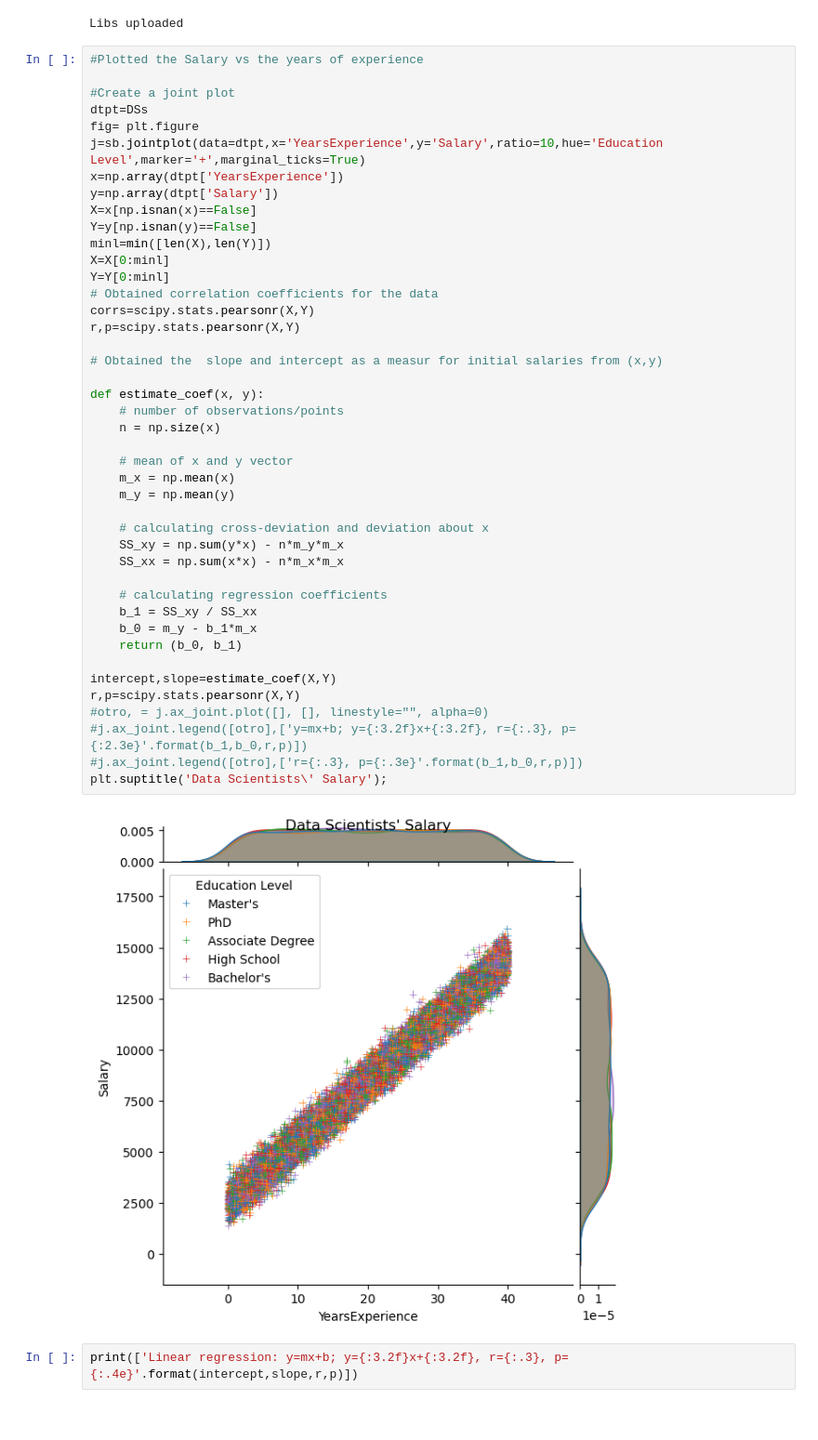
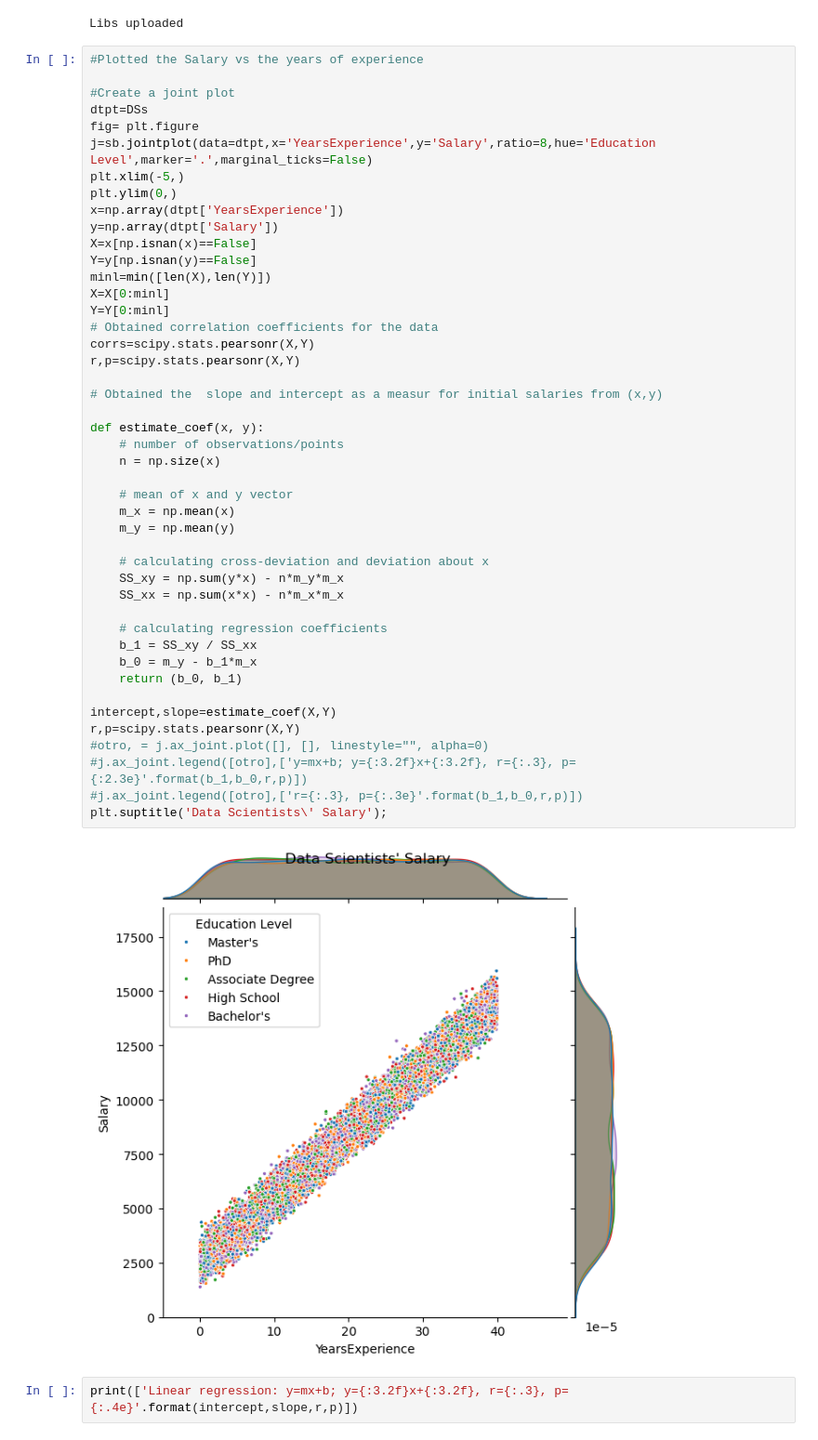
Before and after one commit to gamindful/Data-Science-Jupyter, a Jupyter notebook: content/Projects/dsp001.ipynb, the cells around one changed output. Shown: that part at 93% size. Cells and saved outputs as stored; diff of their text form.

```diff
--- a/content/Projects/dsp001.ipynb
+++ b/content/Projects/dsp001.ipynb
@@ -227,7 +227,9 @@ Libs uploaded
 #Create a joint plot
 dtpt=DSs
 fig= plt.figure
-j=sb.jointplot(data=dtpt,x='YearsExperience',y='Salary',ratio=10,hue='Education Level',marker='+',marginal_ticks=True)
+j=sb.jointplot(data=dtpt,x='YearsExperience',y='Salary',ratio=8,hue='Education Level',marker='.',marginal_ticks=False)
+plt.xlim(-5,)
+plt.ylim(0,)
 x=np.array(dtpt['YearsExperience'])
 y=np.array(dtpt['Salary'])
 X=x[np.isnan(x)==False]
@@ -238,34 +240,34 @@ Y=Y[0:minl]
 # Obtained correlation coefficients for the data
 corrs=scipy.stats.pearsonr(X,Y)
 r,p=scipy.stats.pearsonr(X,Y)
 
 # Obtained the  slope and intercept as a measur for initial salaries from (x,y)
 
 def estimate_coef(x, y):
     # number of observations/points
     n = np.size(x)
 
     # mean of x and y vector
     m_x = np.mean(x)
     m_y = np.mean(y)
 
     # calculating cross-deviation and deviation about x
     SS_xy = np.sum(y*x) - n*m_y*m_x
     SS_xx = np.sum(x*x) - n*m_x*m_x
 
     # calculating regression coefficients
     b_1 = SS_xy / SS_xx
     b_0 = m_y - b_1*m_x
     return (b_0, b_1)
 
 intercept,slope=estimate_coef(X,Y)
 r,p=scipy.stats.pearsonr(X,Y)
 #otro, = j.ax_joint.plot([], [], linestyle="", alpha=0)
 #j.ax_joint.legend([otro],['y=mx+b; y={:3.2f}x+{:3.2f}, r={:.3}, p={:2.3e}'.format(b_1,b_0,r,p)])
 #j.ax_joint.legend([otro],['r={:.3}, p={:.3e}'.format(b_1,b_0,r,p)])
 plt.suptitle('Data Scientists\' Salary');
 # %% [output]
-[figure, old version]
+[figure, new version]
 # %%
 print(['Linear regression: y=mx+b; y={:3.2f}x+{:3.2f}, r={:.3}, p={:.4e}'.format(intercept,slope,r,p)])
 # %% [output]
```
Also changed, not shown: parts of 5 cells of this notebook, 2 other files.
